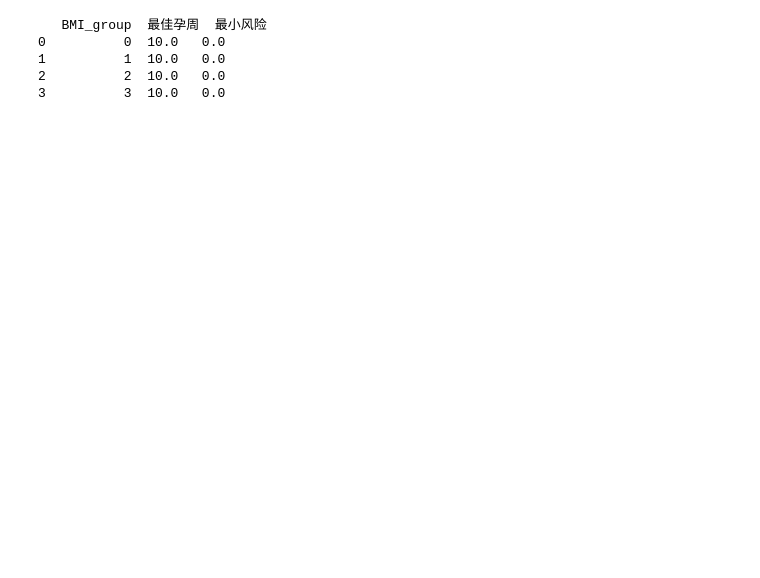
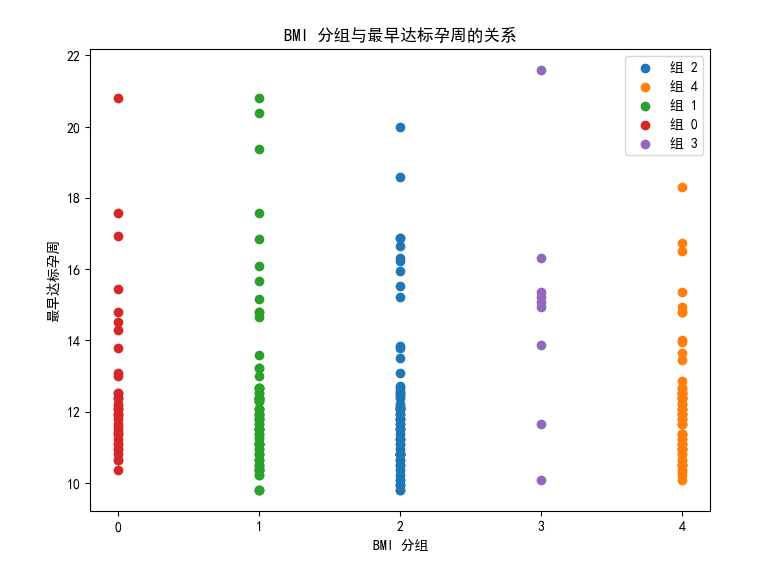
Before and after one commit to heerheer/sxjm-2025-school, a Jupyter notebook: ques2.ipynb, the cells around one changed output. Saved outputs shown, nothing was run; the diff lists cells and outputs as text; code cells hidden in the pictures; blank space fills up the shorter version.

```diff
--- a/ques2.ipynb
+++ b/ques2.ipynb
@@ -45,5 +180,5 @@ plt.show()
 # %%
-earliest_times.rename(columns={'孕周_float': '最早达标孕周'}, inplace=True)
+earliest_times.rename(columns={'检测孕周_周数': '最早达标孕周'}, inplace=True)
 
-print(earliest_times.head())
+print(earliest_times)
 # %% [output]
@@ -190,33 +343,23 @@ BMI_group
-# %%
-import numpy as np
-
-# 假设最晚检测孕周
-T_deadline = 20
-w1, w2 = 1, 1
-
-best_times = []
-
-for g in sorted(df_unique['BMI_group'].unique()):
-    group_data = df_unique[df_unique['BMI_group'] == g]
-    earliest_weeks = group_data['最早达标孕周'].dropna().values
-
-    candidate_t = np.arange(10, 25, 0.1)  # 从10周到24周，每0.1周一个点
-    risks = []
-
-    for t in candidate_t:
-        risk_early = np.mean(earliest_weeks > t)  # 未达标风险
-        risk_late = 1.0 if t > T_deadline else 0.0  # 晚发现风险（硬阈值）
-        risk = w1 * risk_early + w2 * risk_late
-        risks.append(risk)
-
-    t_best = candidate_t[np.argmin(risks)]
-    best_times.append((g, t_best, np.min(risks)))
-
-best_df = pd.DataFrame(best_times, columns=['BMI_group', '最佳孕周', '最小风险'])
-print(best_df)
-# %% [output]
-   BMI_group  最佳孕周  最小风险
-0          0  10.0   0.0
-1          1  10.0   0.0
-2          2  10.0   0.0
-3          3  10.0   0.0
+# %%
+import matplotlib.pyplot as plt
+
+plt.rcParams['font.sans-serif'] = ['SimHei']
+plt.rcParams['axes.unicode_minus'] = False
+
+# 获取分组编号（假设 BMI_group 是整数 0,1,2,...）
+groups = df_unique['BMI_group'].unique()
+
+plt.figure(figsize=(8,6))
+for g in groups:
+    group_data = df_unique[df_unique['BMI_group'] == g]
+    # 横坐标全是组编号 g
+    plt.scatter([g]*len(group_data), group_data['最早达标孕周'], label=f'组 {g}')
+
+plt.xticks(groups)  # 横坐标显示组编号
+plt.xlabel('BMI 分组')
+plt.ylabel('最早达标孕周')
+plt.title('BMI 分组与最早达标孕周的关系')
+plt.legend()
+plt.show()
+# %% [output]
+[figure, added]
```
Also changed, not shown: parts of 23 cells of this notebook, 37 other files.
